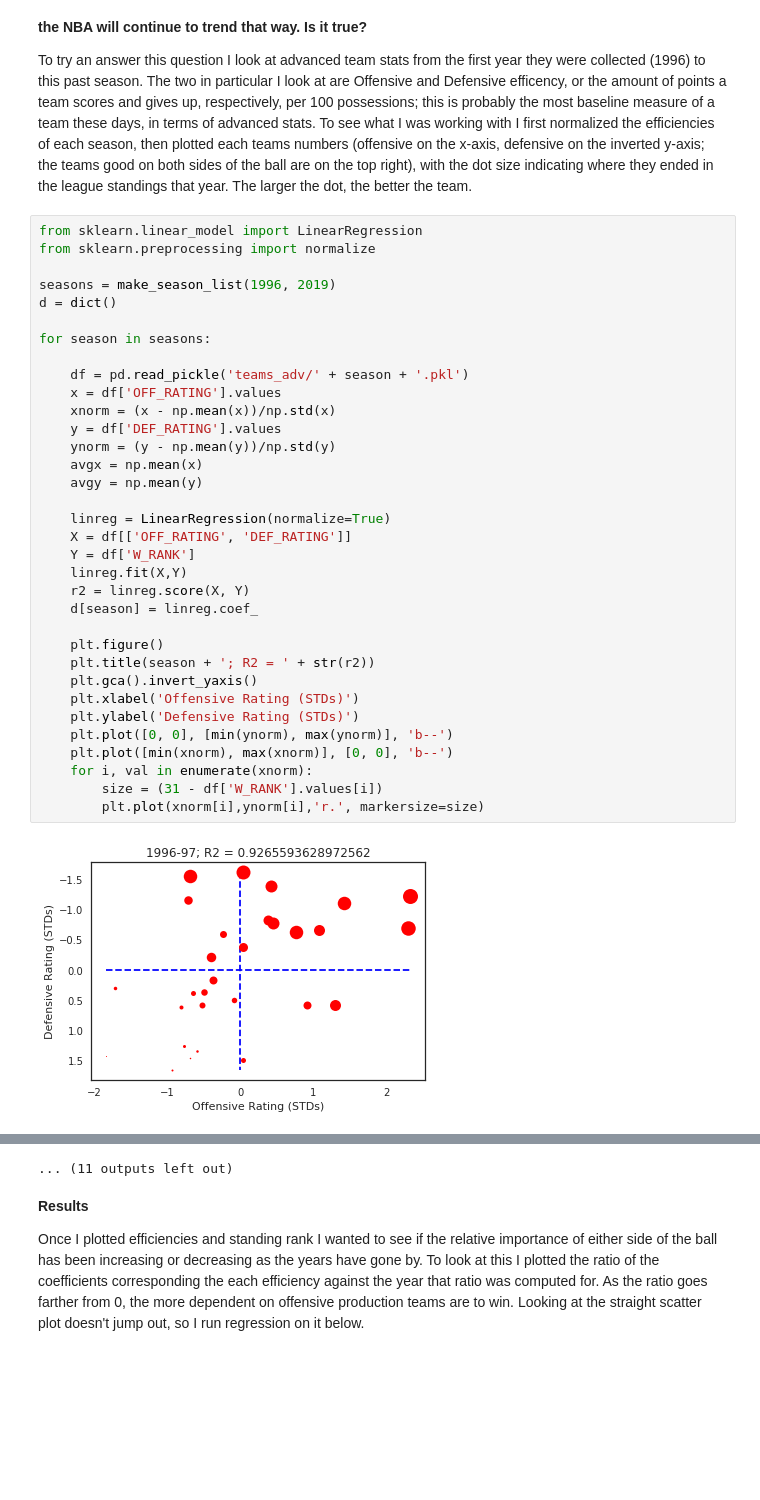
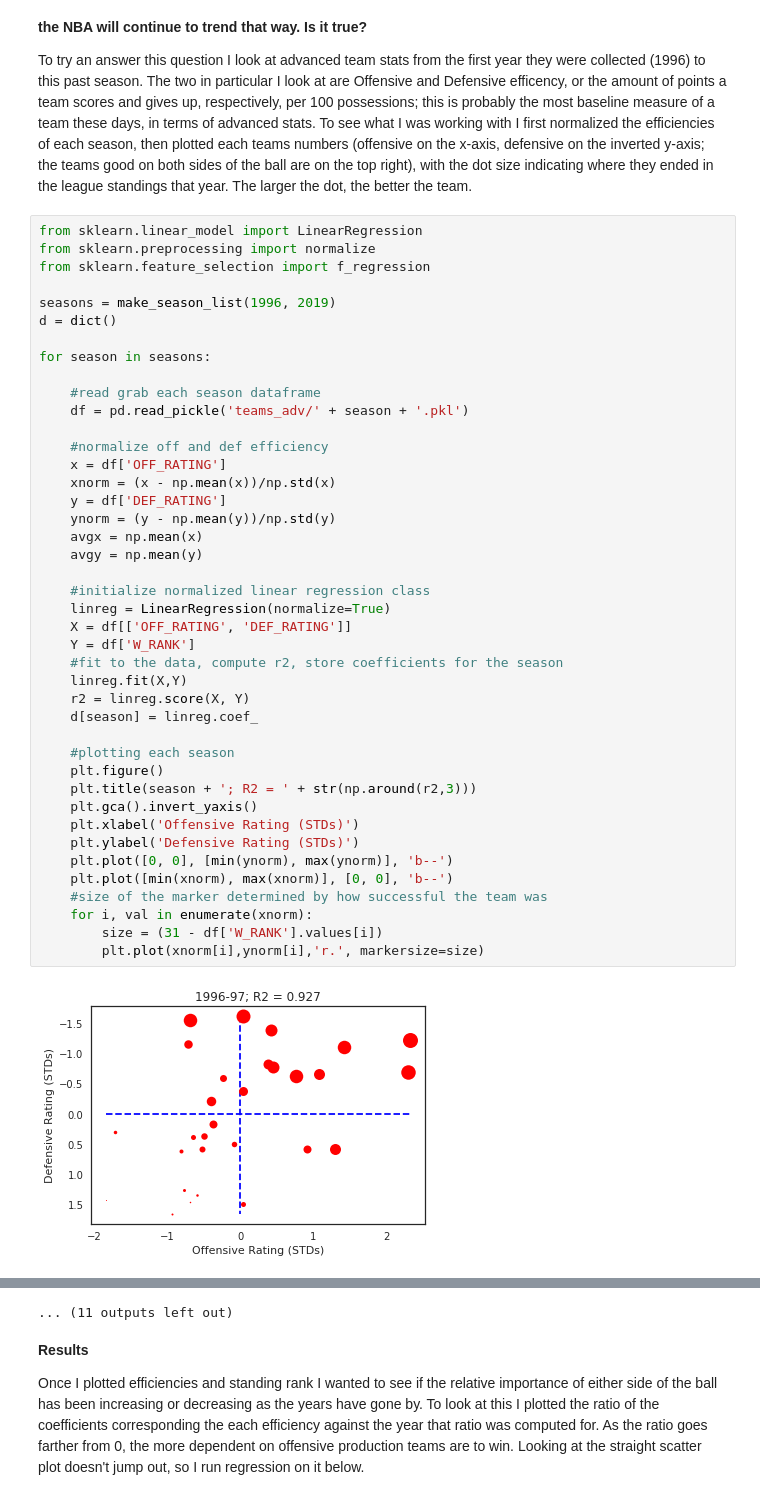
Before and after one commit to brycemann8334/Project3_DataScience, a Jupyter notebook: project3/NotebookFinal.ipynb, the cells around one changed output, grey strips where cells are left out. Saved outputs shown, nothing was run; the diff lists cells and outputs as text; blank space fills up the shorter version.

```diff
--- a/project3/NotebookFinal.ipynb
+++ b/project3/NotebookFinal.ipynb
@@ -65,36 +68,44 @@ To try an answer this question I look at advanced team stats from the first year
 # %%
 from sklearn.linear_model import LinearRegression
 from sklearn.preprocessing import normalize
+from sklearn.feature_selection import f_regression
 
 seasons = make_season_list(1996, 2019)
 d = dict()
 
 for season in seasons:
 
+    #read grab each season dataframe
     df = pd.read_pickle('teams_adv/' + season + '.pkl')
-    x = df['OFF_RATING'].values
+
+    #normalize off and def efficiency
+    x = df['OFF_RATING']
     xnorm = (x - np.mean(x))/np.std(x)
-    y = df['DEF_RATING'].values
+    y = df['DEF_RATING']
     ynorm = (y - np.mean(y))/np.std(y)
     avgx = np.mean(x)
     avgy = np.mean(y)
 
+    #initialize normalized linear regression class
     linreg = LinearRegression(normalize=True)
     X = df[['OFF_RATING', 'DEF_RATING']]
     Y = df['W_RANK']
+    #fit to the data, compute r2, store coefficients for the season
     linreg.fit(X,Y)
     r2 = linreg.score(X, Y)
     d[season] = linreg.coef_
 
+    #plotting each season
     plt.figure()
-    plt.title(season + '; R2 = ' + str(r2))
+    plt.title(season + '; R2 = ' + str(np.around(r2,3)))
     plt.gca().invert_yaxis()
     plt.xlabel('Offensive Rating (STDs)')
     plt.ylabel('Defensive Rating (STDs)')
     plt.plot([0, 0], [min(ynorm), max(ynorm)], 'b--')
     plt.plot([min(xnorm), max(xnorm)], [0, 0], 'b--')
+    #size of the marker determined by how successful the team was
     for i, val in enumerate(xnorm):
         size = (31 - df['W_RANK'].values[i])
         plt.plot(xnorm[i],ynorm[i],'r.', markersize=size)
 # %% [output]
-[figure, old version]
+[figure, new version]
```
Also changed, not shown: parts of 18 cells of this notebook.
